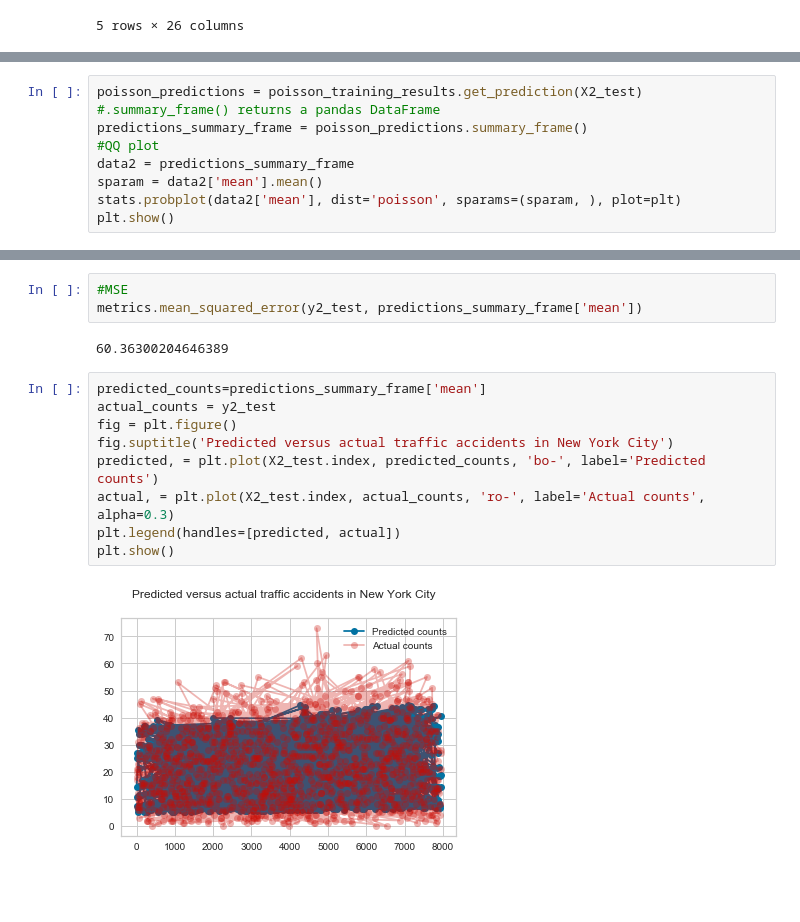
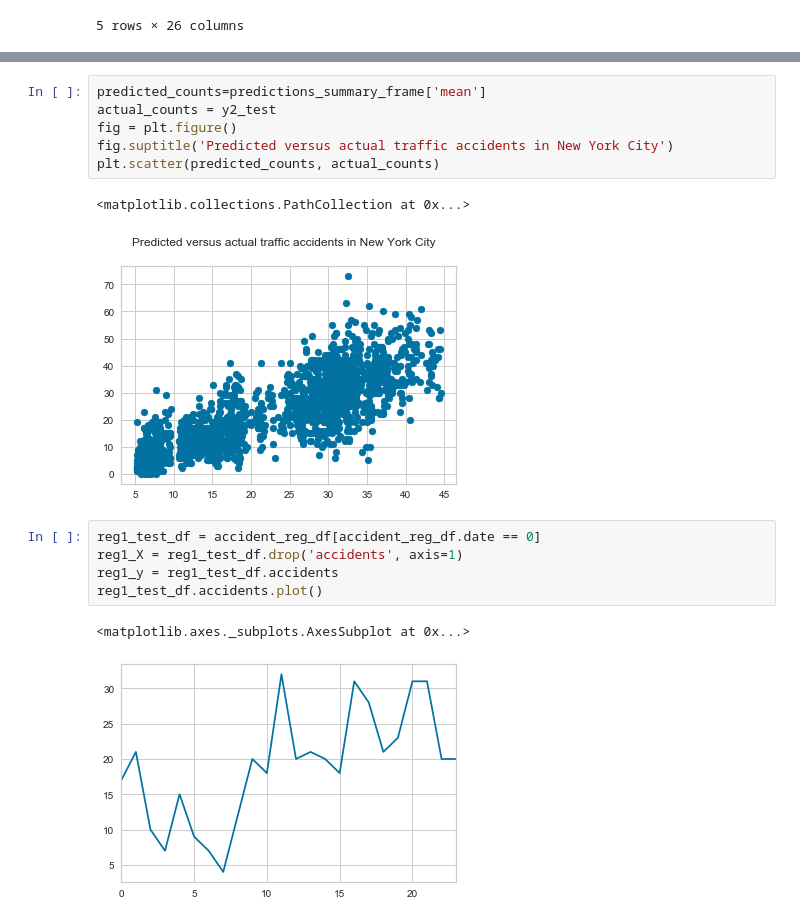
Before and after one commit to ghopping/Springboard_Capstone_1, a Jupyter notebook: GH_Capstone_1_regression.ipynb, the cells around one changed output, grey strips where cells are left out. Cells and saved outputs as stored; diff of their text form; blank space fills up the shorter version.

```diff
--- a/GH_Capstone_1_regression.ipynb
+++ b/GH_Capstone_1_regression.ipynb
@@ -589,12 +587,3 @@ Covariance Type:            nonrobust
 22:00:00       2.6734      0.016    168.589      0.000       2.642       2.705
 23:00:00       2.3972      0.019    128.267      0.000       2.361       2.434
 ==============================================================================
-# %%
-poisson_predictions = poisson_training_results.get_prediction(X2_test)
-#.summary_frame() returns a pandas DataFrame
-predictions_summary_frame = poisson_predictions.summary_frame()
-#QQ plot
-data2 = predictions_summary_frame
-sparam = data2['mean'].mean()
-stats.probplot(data2['mean'], dist='poisson', sparams=(sparam, ), plot=plt)
-plt.show()
@@ -603,16 +590,17 @@ plt.show()
-# %%
-#MSE
-metrics.mean_squared_error(y2_test, predictions_summary_frame['mean'])
-# %% [output]
-60.36300204646389
 # %%
 predicted_counts=predictions_summary_frame['mean']
 actual_counts = y2_test
 fig = plt.figure()
 fig.suptitle('Predicted versus actual traffic accidents in New York City')
-predicted, = plt.plot(X2_test.index, predicted_counts, 'bo-', label='Predicted counts')
-actual, = plt.plot(X2_test.index, actual_counts, 'ro-', label='Actual counts', alpha=0.3)
-plt.legend(handles=[predicted, actual])
-plt.show()
+plt.scatter(predicted_counts, actual_counts)
 # %% [output]
+<matplotlib.collections.PathCollection at 0x...>
-[figure, old version]
+[figure, new version]
+# %%
+reg1_test_df = accident_reg_df[accident_reg_df.date == 0]
+reg1_X = reg1_test_df.drop('accidents', axis=1)
+reg1_y = reg1_test_df.accidents
+reg1_test_df.accidents.plot()
+# %% [output]
+<matplotlib.axes._subplots.AxesSubplot at 0x...>
+[figure, added]
```
Also changed, not shown: parts of 21 cells of this notebook, 1 other file.
